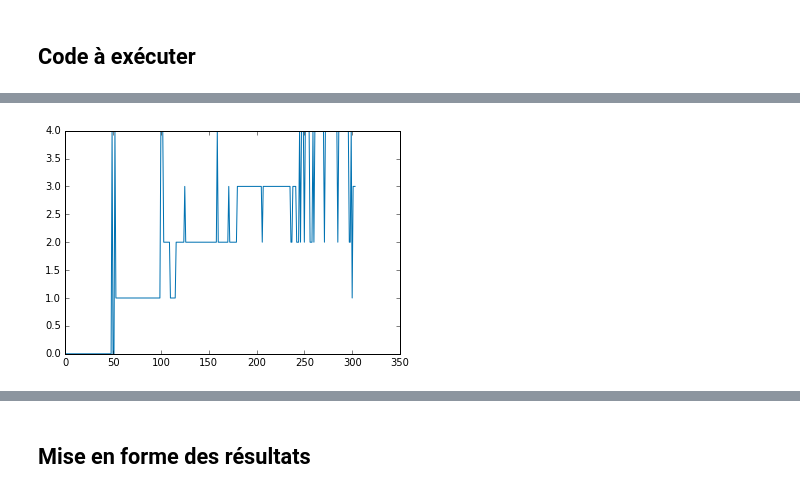
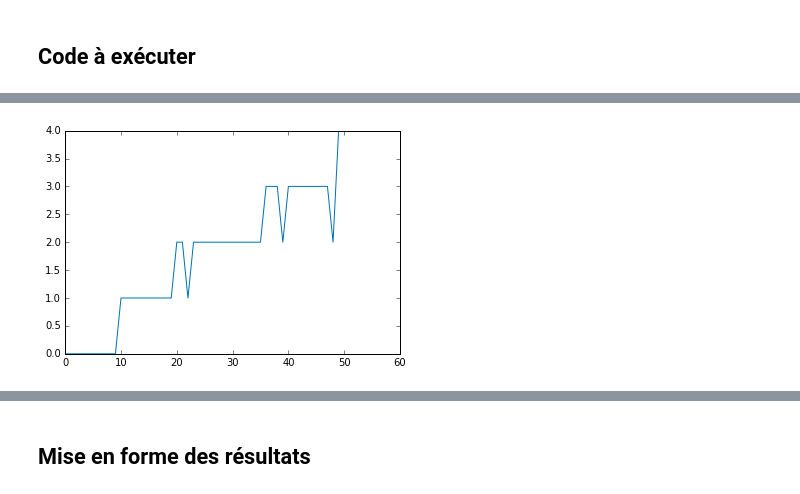
Before and after one commit to Vincent-Robert/Projet-SIGMA, a Jupyter notebook: Script court.ipynb, the cells around one changed output, grey strips where cells are left out. Cells and saved outputs as stored; diff of their text form; code cells hidden in the pictures.

```diff
--- a/Script court.ipynb
+++ b/Script court.ipynb
@@ -210,7 +210,7 @@ def create_test(test_name, window_length, recouvrement, n):
     test_features[11] = liste_theta_y
 
     test_features = np.transpose(np.array(test_features))
-    test_features = test_features[1 : -1, :]
+    test_features = test_features[ : -1, :]
     return test_features
 # %% [markdown]
 ## Classification
@@ -222,37 +222,31 @@ def build_model(train_features, labels_idee):
     pca = PCA(svd_solver = 'randomized', n_components = 10)
     train_scaled_pca = pca.fit_transform(train_scaled)
     #clf = BaggingClassifier(MLPClassifier(solver = 'adam', alpha = 1, max_iter = 200, shuffle = True, hidden_layer_sizes = (100, 100, 100)), n_estimators = 20, max_samples = 0.5)
-    clf1 = KNeighborsClassifier(n_neighbors = 8)
+    clf1 = KNeighborsClassifier(n_neighbors = 5)
     clf1.fit(train_scaled_pca, classes)
     #dict_weight = {0: 0.1, 1: 0.1, 2: 0.1,3: 0.1, 4: 0.6}
-    clf2 = RandomForestClassifier(n_estimators = 100, max_depth = 8) #class_weight = dict_weight)
+    clf2 = RandomForestClassifier(n_estimators = 100, max_depth = 6) #class_weight = dict_weight)
     clf2.fit(train_scaled_pca, classes)
-    clf3 = BaggingClassifier(MLPClassifier(solver = 'adam', alpha = 1, max_iter = 200, shuffle = True, hidden_layer_sizes = (100, 100, 100)), n_estimators = 10, max_samples = 0.5)
-    clf3.fit(train_scaled_pca, classes)
-    return clf1, clf2, clf2, pca, scaler
+    return clf1, clf2, pca, scaler
 
-def actually_predict(classifier1, classifier2, classifier3, test_features, pca, scaler):
-#def actually_predict(classifier1, test_features, pca, scaler):
+def actually_predict(classifier1, classifier2, test_features, pca, scaler):
     test = pd.DataFrame(test_features)
     test_scaled = scaler.transform(test)
     test_scaled_pca = pca.transform(test_scaled)
-    prediction1 = classifier1.predict(test_scaled_pca)
-    prediction2 = classifier2.predict(test_scaled_pca)
-    prediction3 = classifier3.predict(test_scaled_pca)
-    prediction = np.zeros(prediction1.shape)
+    prediction1 = classifier1.predict_proba(test_scaled_pca)
+    prediction2 = classifier2.predict_proba(test_scaled_pca)
+    prediction = np.zeros(prediction1.shape[0])
     for k in range(prediction1.shape[0]):
-        if prediction1[k] == prediction2[k]:
-            prediction[k] = prediction1[k]
-        else:
-            prediction[k] = prediction3[k]
+        tmp = 0.5*(prediction1[k] + prediction2[k])
+        prediction[k] = np.argmax(tmp)
     return prediction
 # %% [markdown]
 ## Code à exécuter
 # %%
 # Hyperparamètres
-window_length = 250 #250
-recouvrement = 0.8 #0.8
-n = 8 #8
+window_length = 250  # 250
+recouvrement = 0.0 # 0.8
+n = 8  # 8
 train_name = 'new_tout.csv' #total1.csv
 liste_labels = [0, 0, 0, 5, 5, 5, 1, 1, 1, 3, 3, 2, 2, 2, 4, 4, 4, 3]
 #[0, 1, 2, 0, 1, 2, 0, 0, 0, 1, 1, 2, 2, 5, 5, 5, 3, 3, 4, 4]
@@ -260,13 +254,13 @@ liste_labels = [0, 0, 0, 5, 5, 5, 1, 1, 1, 3, 3, 2, 2, 2, 4, 4, 4, 3]
 liste_transitions = [6338, 13822, 18325, 19621, 22352, 25196,
                      31241, 38266, 41564, 43240, 44988, 59500,
                      70102, 76913, 78990, 81108, 83134]
-#[6387, 12431, 26944, 34379, 41404, 52006,56510, 60244, 62989, 66288, 71378, 78189,84614, 85911, 88641, 91485, 93511, 95601, 97277] #98953
+#[6387, 12431, 26944, 34379, 41404, 52006,56510, 60244, 62989, 66288, 71378, 78189, 84614, 85911, 88641, 91485, 93511, 95601, 97277] #98953
 #[6387, 12431, 26944, 38936, 45825, 47501, 49249, 51276, 53365, ]
 # %%
 train_features, labels_idee = create_train(train_name, window_length, recouvrement, n, liste_labels, liste_transitions)
-classifier1, classifier2, classifier3, pca, scaler = build_model(train_features, labels_idee)
+classifier1, classifier2, pca, scaler = build_model(train_features, labels_idee)
 #classifier, pca, scaler = build_model(train_features, labels_idee)
-prediction_train = actually_predict(classifier1, classifier2, classifier3, train_features, pca, scaler)
+prediction_train = actually_predict(classifier1, classifier2, train_features, pca, scaler)
 #prediction_train = actually_predict(classifier, train_features, pca, scaler)
 print('Prediction sur le train, juste pour voir : ')
 plt.figure()
@@ -279,9 +314,9 @@ Prediction sur le train, juste pour voir :
 # %%
 test_features = create_test('test_situation_reelle_2_coupee.csv', window_length, recouvrement, n)
-prediction_test = actually_predict(classifier1, classifier2, classifier3, test_features, pca, scaler)
+prediction_test = actually_predict(classifier1, classifier2, test_features, pca, scaler)
 
 plt.figure()
 plt.plot(np.rint(prediction_test))
 plt.show()
 # %% [output]
-[figure, old version]
+[figure, new version]
```
Also changed, not shown: parts of 8 cells of this notebook.
